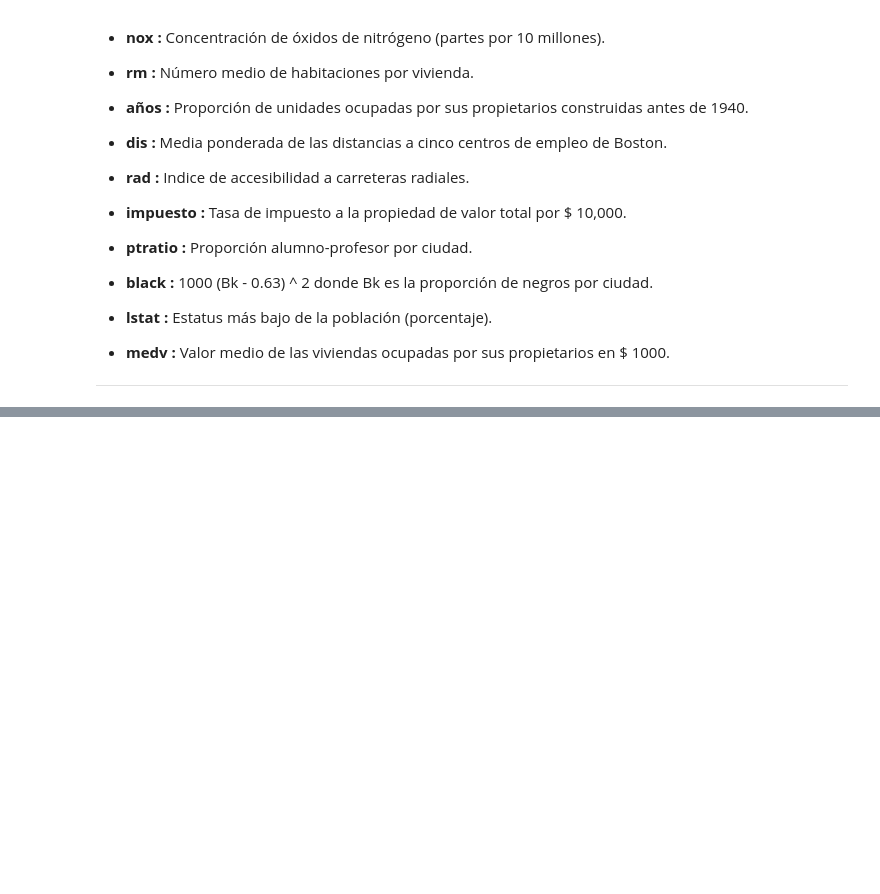
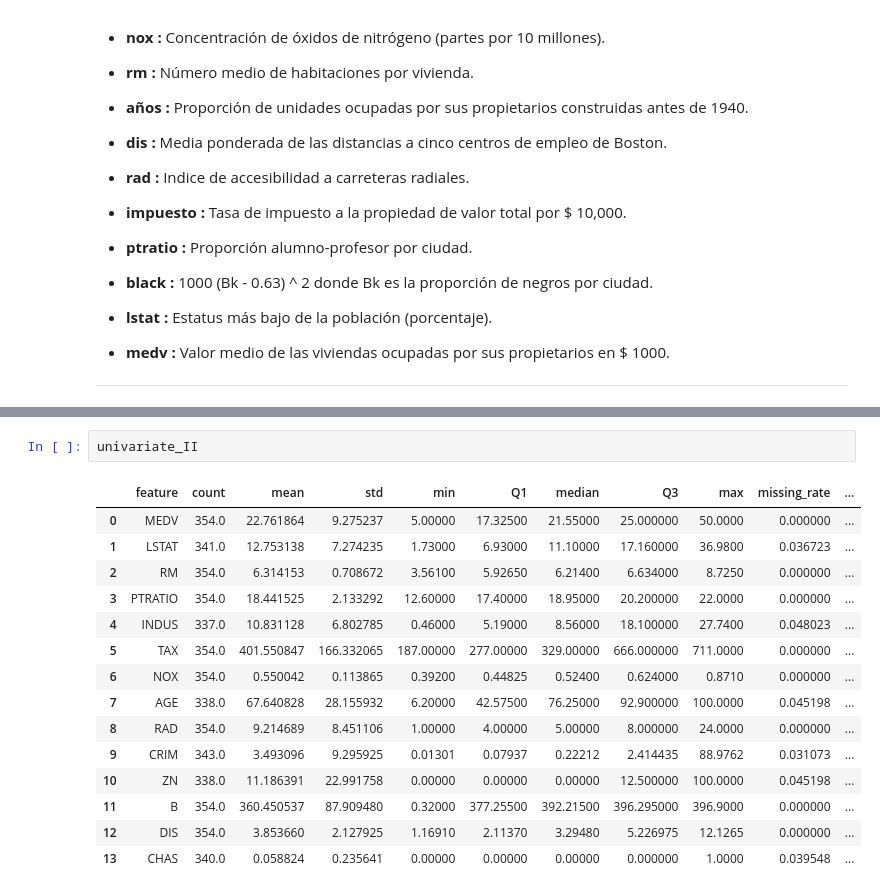
Before and after one commit to GPBlaster/CODE_GP_PROJECT_MLDL, a Jupyter notebook: Supervised_models/Linear_regression/Lab_Boston_Housing_v2.ipynb, the cells around one changed output, grey strips where cells are left out. Saved outputs shown, nothing was run; the diff lists cells and outputs as text; blank space fills up the shorter version.

```diff
--- a/Supervised_models/Linear_regression/Lab_Boston_Housing_v2.ipynb
+++ b/Supervised_models/Linear_regression/Lab_Boston_Housing_v2.ipynb
@@ -790,0 +822,18 @@ train[['RM_tric_imp_std',
+# %%
+univariate_II
+# %% [output]
+|  | feature | count | mean | std | min | Q1 | median | Q3 | max | missing_rate | ... |
+| 0 | MEDV | 354.0 | 22.761864 | 9.275237 | 5.00000 | 17.32500 | 21.55000 | 25.000000 | 50.0000 | 0.000000 | ... |
+| 1 | LSTAT | 341.0 | 12.753138 | 7.274235 | 1.73000 | 6.93000 | 11.10000 | 17.160000 | 36.9800 | 0.036723 | ... |
+| 2 | RM | 354.0 | 6.314153 | 0.708672 | 3.56100 | 5.92650 | 6.21400 | 6.634000 | 8.7250 | 0.000000 | ... |
+| 3 | PTRATIO | 354.0 | 18.441525 | 2.133292 | 12.60000 | 17.40000 | 18.95000 | 20.200000 | 22.0000 | 0.000000 | ... |
+| 4 | INDUS | 337.0 | 10.831128 | 6.802785 | 0.46000 | 5.19000 | 8.56000 | 18.100000 | 27.7400 | 0.048023 | ... |
+| 5 | TAX | 354.0 | 401.550847 | 166.332065 | 187.00000 | 277.00000 | 329.00000 | 666.000000 | 711.0000 | 0.000000 | ... |
+| 6 | NOX | 354.0 | 0.550042 | 0.113865 | 0.39200 | 0.44825 | 0.52400 | 0.624000 | 0.8710 | 0.000000 | ... |
+| 7 | AGE | 338.0 | 67.640828 | 28.155932 | 6.20000 | 42.57500 | 76.25000 | 92.900000 | 100.0000 | 0.045198 | ... |
+| 8 | RAD | 354.0 | 9.214689 | 8.451106 | 1.00000 | 4.00000 | 5.00000 | 8.000000 | 24.0000 | 0.000000 | ... |
+| 9 | CRIM | 343.0 | 3.493096 | 9.295925 | 0.01301 | 0.07937 | 0.22212 | 2.414435 | 88.9762 | 0.031073 | ... |
+| 10 | ZN | 338.0 | 11.186391 | 22.991758 | 0.00000 | 0.00000 | 0.00000 | 12.500000 | 100.0000 | 0.045198 | ... |
+| 11 | B | 354.0 | 360.450537 | 87.909480 | 0.32000 | 377.25500 | 392.21500 | 396.295000 | 396.9000 | 0.000000 | ... |
+| 12 | DIS | 354.0 | 3.853660 | 2.127925 | 1.16910 | 2.11370 | 3.29480 | 5.226975 | 12.1265 | 0.000000 | ... |
+| 13 | CHAS | 340.0 | 0.058824 | 0.235641 | 0.00000 | 0.00000 | 0.00000 | 0.000000 | 1.0000 | 0.039548 | ... |
```
Also changed, not shown: parts of 17 cells of this notebook.
